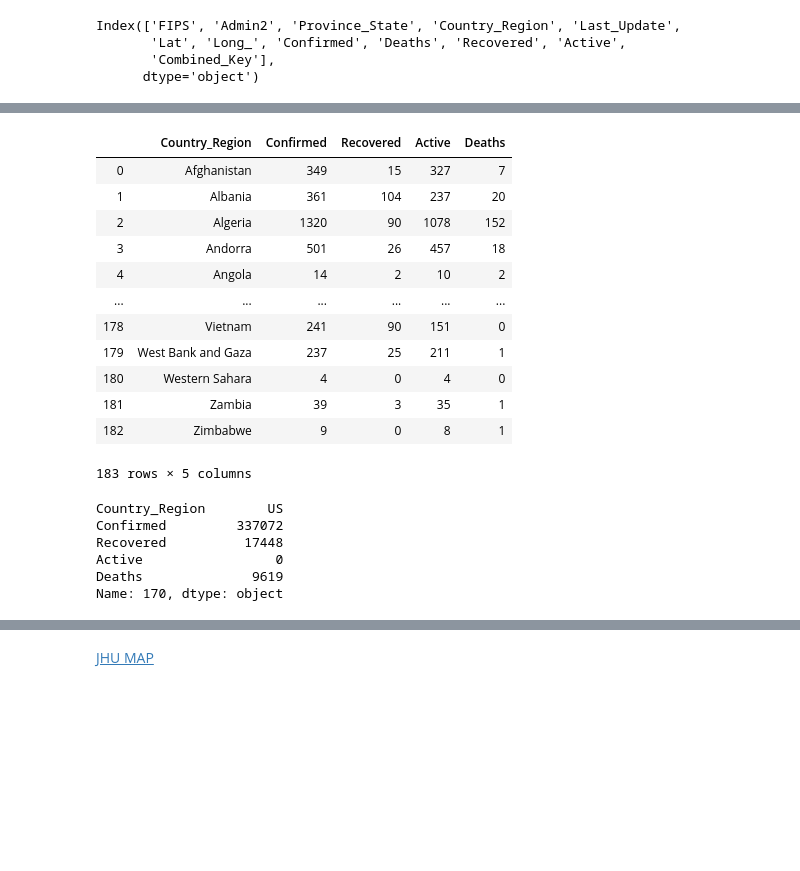
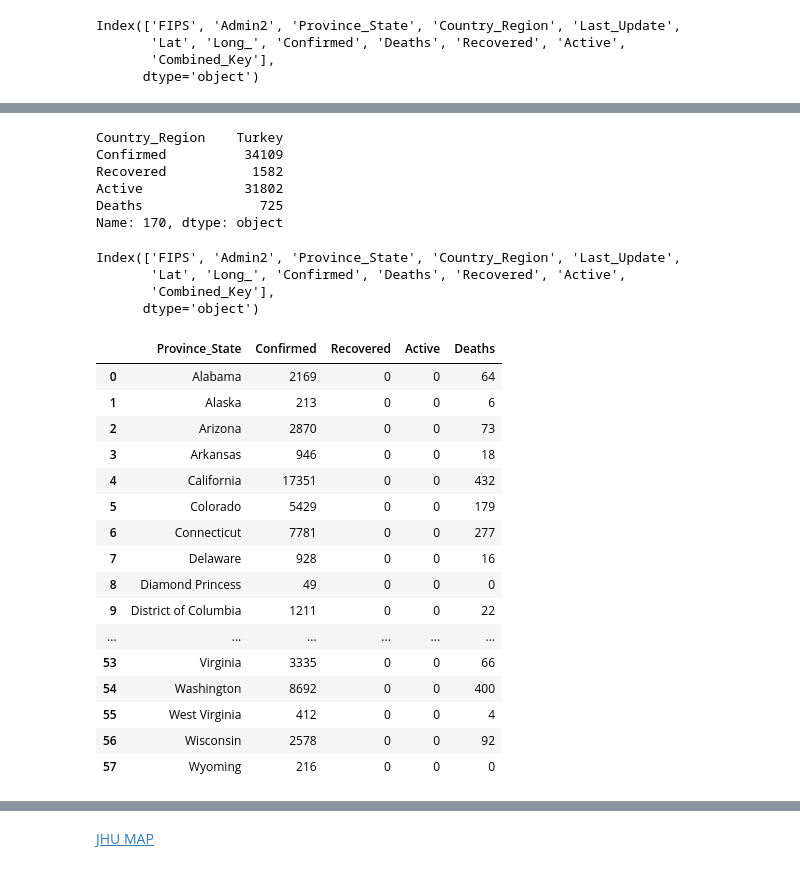
Before and after one commit to Wildertrek/COVID-19, a Jupyter notebook: Wrangling_JHU_COVID-19_Data.ipynb, the cells around one changed output, grey strips where cells are left out. Saved outputs shown, nothing was run; the diff lists cells and outputs as text; code cells hidden in the pictures; blank space fills up the shorter version.

```diff
--- a/Wrangling_JHU_COVID-19_Data.ipynb
+++ b/Wrangling_JHU_COVID-19_Data.ipynb
@@ -141,31 +180,44 @@ World_sums = daily_report.groupby(['Country_Region'])[['Confirmed', 'Recovered',
 # %%
-World_sums
+World_sums.loc[170]
 # %% [output]
-|  | Country_Region | Confirmed | Recovered | Active | Deaths |
-| 0 | Afghanistan | 349 | 15 | 327 | 7 |
-| 1 | Albania | 361 | 104 | 237 | 20 |
-| 2 | Algeria | 1320 | 90 | 1078 | 152 |
-| 3 | Andorra | 501 | 26 | 457 | 18 |
-| 4 | Angola | 14 | 2 | 10 | 2 |
-| ... | ... | ... | ... | ... | ... |
-| 178 | Vietnam | 241 | 90 | 151 | 0 |
-| 179 | West Bank and Gaza | 237 | 25 | 211 | 1 |
-| 180 | Western Sahara | 4 | 0 | 4 | 0 |
-| 181 | Zambia | 39 | 3 | 35 | 1 |
-| 182 | Zimbabwe | 9 | 0 | 8 | 1 |
-183 rows × 5 columns
+Country_Region    Turkey
+Confirmed          34109
+Recovered           1582
+Active             31802
+Deaths               725
+Name: 170, dtype: object
 # %%
 # here we create a boolean to test if the entry is in the US
 is_US = daily_report['Country_Region'] == 'US'
 
 # then we create a new dataframe for US Only
 USA = daily_report[is_US]
-# %%
-World.loc[170]
-# %% [output]
-Country_Region        US
-Confirmed         337072
-Recovered          17448
-Active                 0
-Deaths              9619
-Name: 170, dtype: object
+# %%
+USA.columns
+# %% [output]
+Index(['FIPS', 'Admin2', 'Province_State', 'Country_Region', 'Last_Update',
+       'Lat', 'Long_', 'Confirmed', 'Deaths', 'Recovered', 'Active',
+       'Combined_Key'],
+      dtype='object')
+# %%
+USA_sums = USA.groupby(['Province_State'])[['Confirmed', 'Recovered','Active', 'Deaths']].sum().reset_index()
+# %%
+USA_sums
+# %% [output]
+|  | Province_State | Confirmed | Recovered | Active | Deaths |
+| 0 | Alabama | 2169 | 0 | 0 | 64 |
+| 1 | Alaska | 213 | 0 | 0 | 6 |
+| 2 | Arizona | 2870 | 0 | 0 | 73 |
+| 3 | Arkansas | 946 | 0 | 0 | 18 |
+| 4 | California | 17351 | 0 | 0 | 432 |
+| 5 | Colorado | 5429 | 0 | 0 | 179 |
+| 6 | Connecticut | 7781 | 0 | 0 | 277 |
+| 7 | Delaware | 928 | 0 | 0 | 16 |
+| 8 | Diamond Princess | 49 | 0 | 0 | 0 |
+| 9 | District of Columbia | 1211 | 0 | 0 | 22 |
+| ... | ... | ... | ... | ... | ... |
+| 53 | Virginia | 3335 | 0 | 0 | 66 |
+| 54 | Washington | 8692 | 0 | 0 | 400 |
+| 55 | West Virginia | 412 | 0 | 0 | 4 |
+| 56 | Wisconsin | 2578 | 0 | 0 | 92 |
+| 57 | Wyoming | 216 | 0 | 0 | 0 |
```
Also changed, not shown: parts of 14 cells of this notebook, 1 other file.
